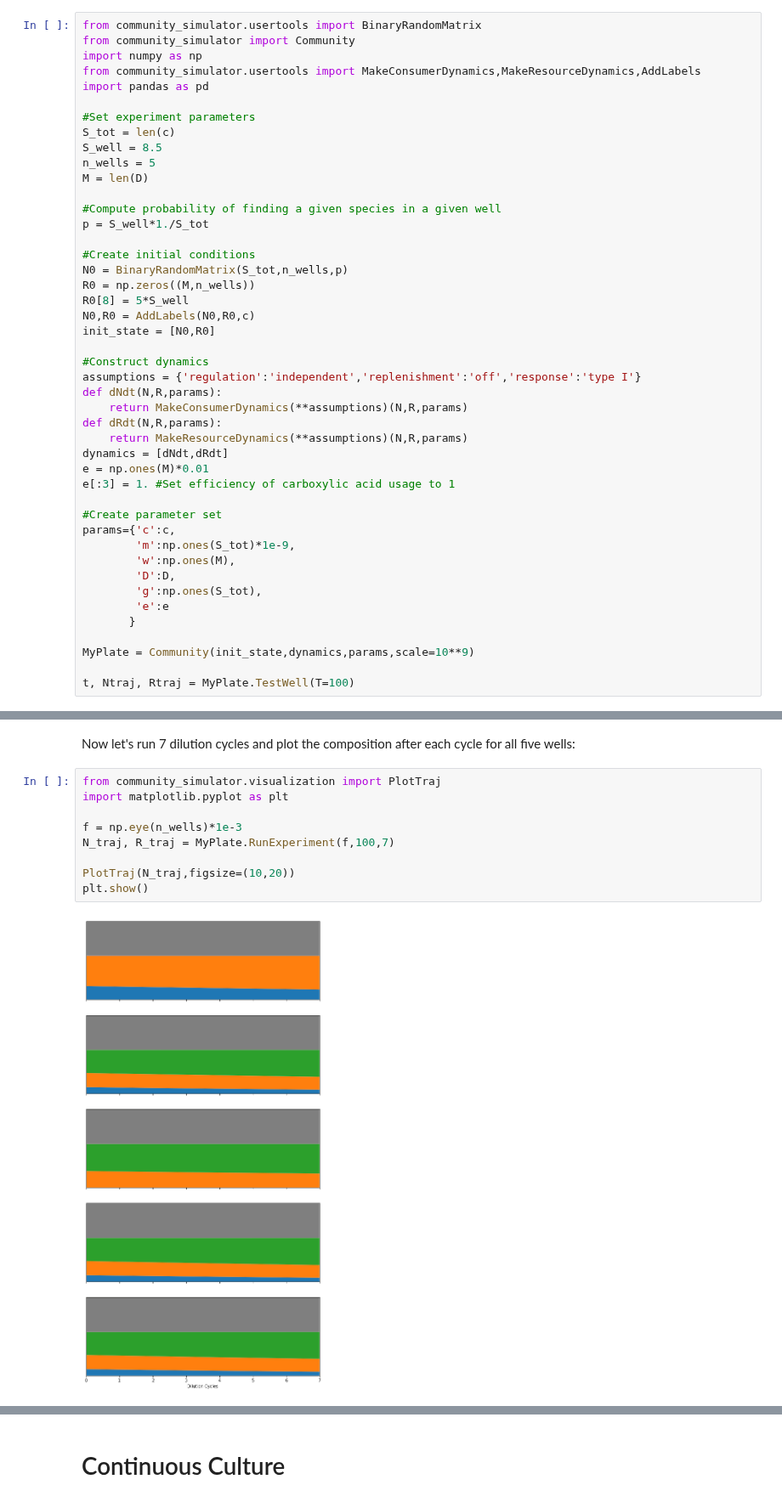
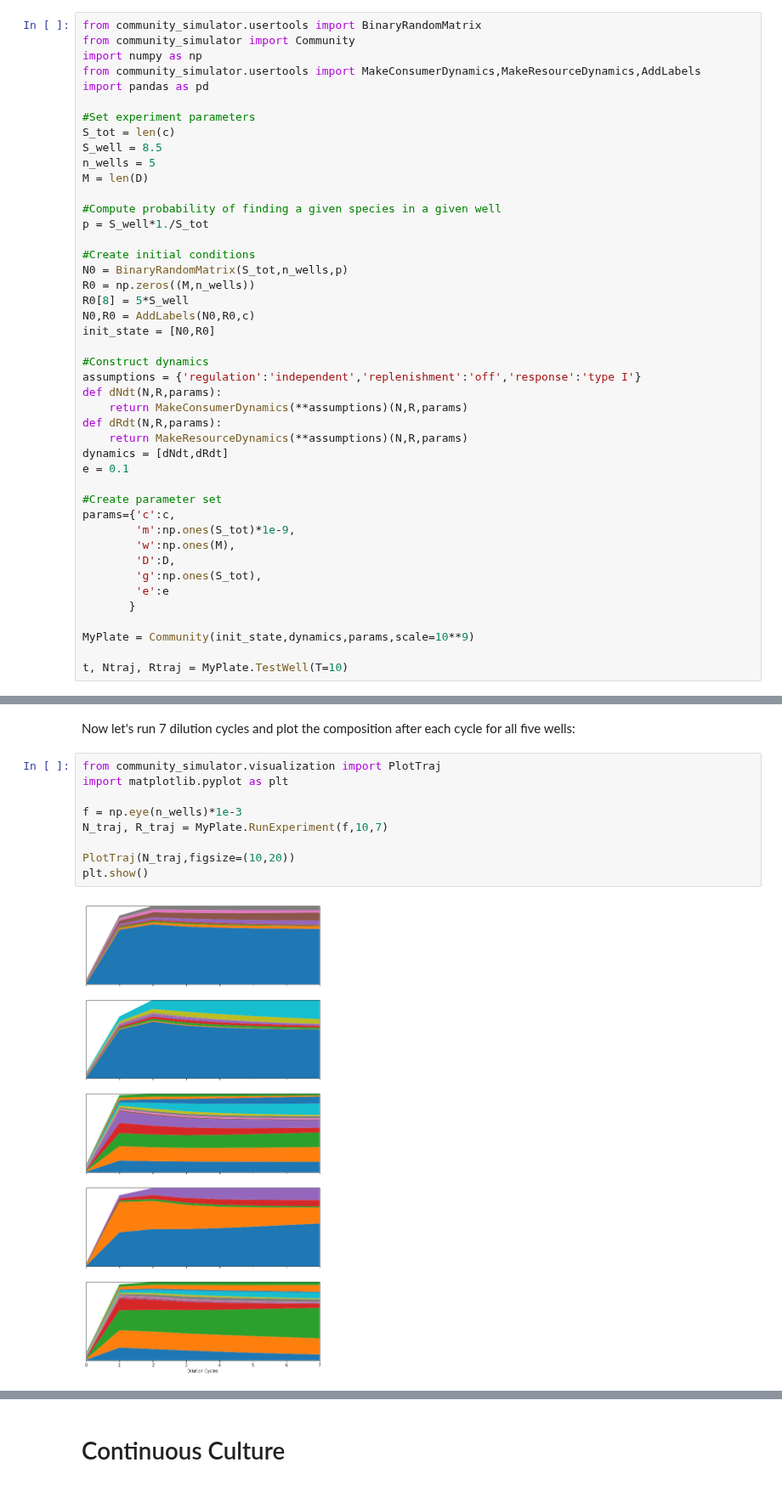
Before and after one commit to Emergent-Behaviors-in-Biology/community-simulator, a Jupyter notebook: Community Simulator Tutorial.ipynb, the cells around one changed output, grey strips where cells are left out. Shown at 85% size. Cells and saved outputs as stored; diff of their text form.

Commit message:
fixed PlotTraj, updated tutorial
Checked that latest notebooks all run with updated code.

```diff
--- a/Community Simulator Tutorial.ipynb
+++ b/Community Simulator Tutorial.ipynb
@@ -324,8 +344,7 @@ def dNdt(N,R,params):
 def dRdt(N,R,params):
     return MakeResourceDynamics(**assumptions)(N,R,params)
 dynamics = [dNdt,dRdt]
-e = np.ones(M)*0.01
-e[:3] = 1. #Set efficiency of carboxylic acid usage to 1
+e = 0.1
 
 #Create parameter set
 params={'c':c,
@@ -338,5 +357,5 @@ params={'c':c,
 
 MyPlate = Community(init_state,dynamics,params,scale=10**9)
 
-t, Ntraj, Rtraj = MyPlate.TestWell(T=100)
+t, Ntraj, Rtraj = MyPlate.TestWell(T=10)
 # %% [output]
@@ -348,14 +367,14 @@ Now let's run 7 dilution cycles and plot the composition after each cycle for al
 # %%
 from community_simulator.visualization import PlotTraj
 import matplotlib.pyplot as plt
 
 f = np.eye(n_wells)*1e-3
-N_traj, R_traj = MyPlate.RunExperiment(f,100,7)
+N_traj, R_traj = MyPlate.RunExperiment(f,10,7)
 
 PlotTraj(N_traj,figsize=(10,20))
 plt.show()
 # %% [output]
-[figure, old version]
+[figure, new version]
 # %%
 MyPlate.N
 # %% [output]
```
Also changed, not shown: parts of 29 cells of this notebook, 1 other file.
